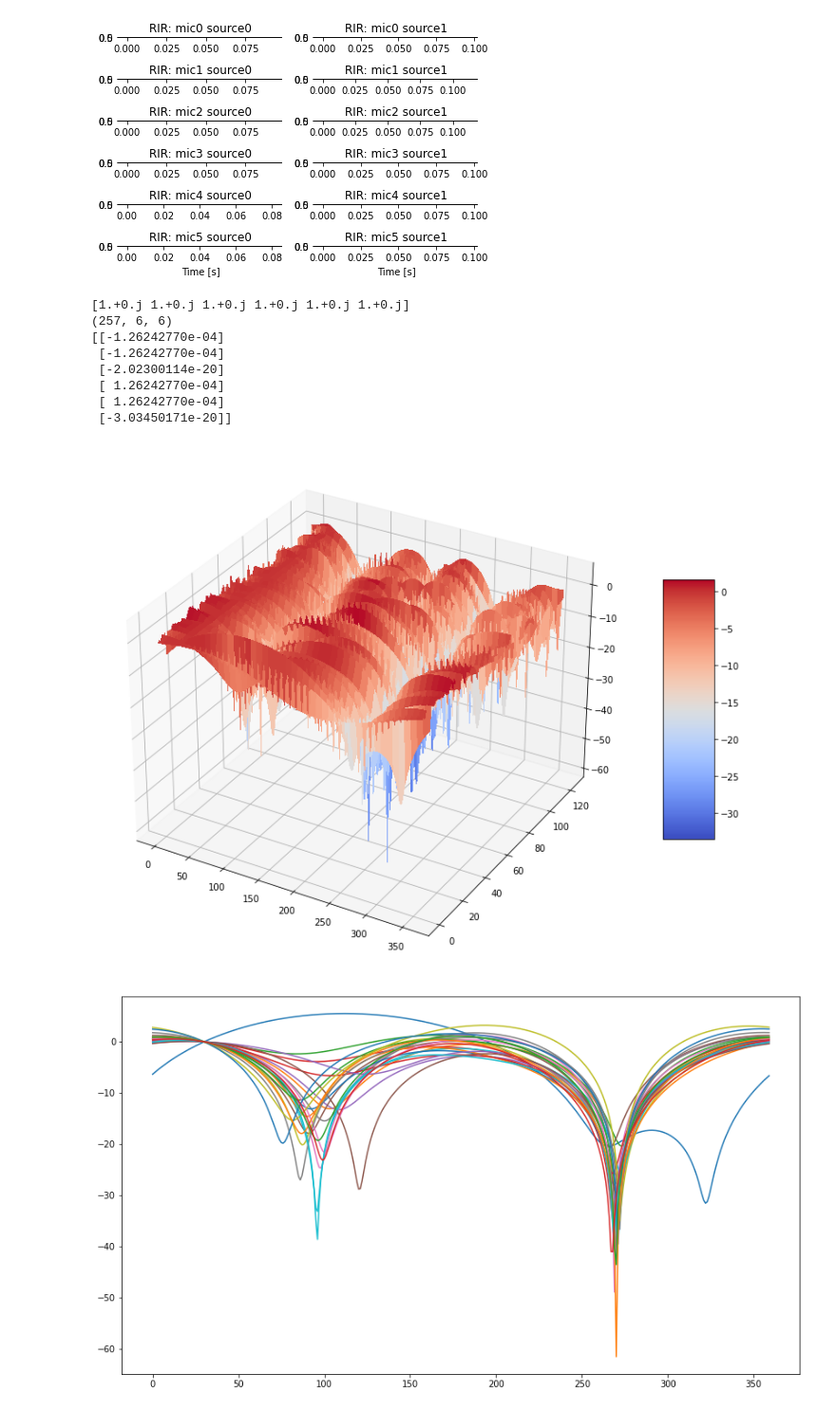
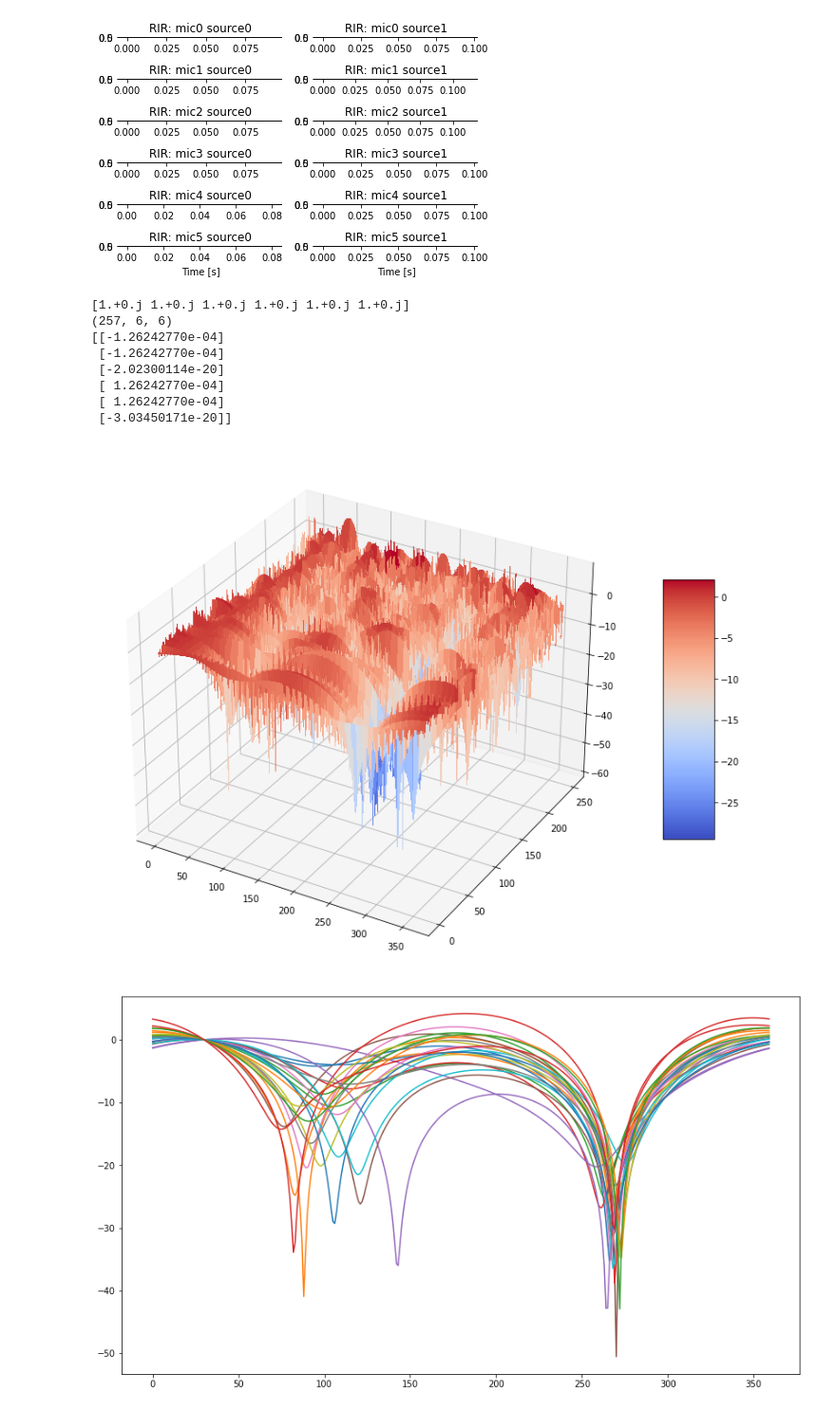
Before and after one commit to wangwei2009/DistantSpeech, a Jupyter notebook: example/mvdr.ipynb, the cells around one changed output. Shown at 95% size. Cells and saved outputs as stored; diff of their text form; code cells hidden in the pictures.

Commit message:
1. add offline/online tdoa-based mvdr

```diff
--- a/example/mvdr.ipynb
+++ b/example/mvdr.ipynb
@@ -2,13 +2,15 @@
 import numpy as np
 import librosa
 from scipy.fftpack import fft
+import matplotlib.pyplot as plt
 from DistantSpeech.transform.transform import Transform
-from DistantSpeech.beamformer.utils import pmesh, mesh, load_wav, save_audio, load_pcm
+from DistantSpeech.beamformer.utils import pmesh, mesh, load_wav, save_audio, load_pcm, visual
 from DistantSpeech.beamformer.utils import load_audio as audioread
 from DistantSpeech.beamformer.utils import save_audio as audiowrite
 from DistantSpeech.beamformer.MicArray import MicArray, ArraySim
 from DistantSpeech.beamformer.beamformer import beamformer
 from DistantSpeech.beamformer.MicArray import MicArray, compute_tau
+from DistantSpeech.noise_estimation.mcspp import McSpp
 wavpath = '/home/wangwei/work/Beamforming-for-speech-enhancement-master/sample_data'
 array_data, _ = load_wav(wavpath)
 
@@ -24,7 +26,7 @@ signal = audioread("/home/wangwei/work/DistantSpeech/samples/audio_samples/clean
 noise = audioread("/home/wangwei/work/DistantSpeech/samples/noise/office1.wav")
 fs = 16000
 M = 6
-mic_array = MicArray(arrayType="circular", r=mic_diameter/2, M=M)
+mic_array = MicArray(arrayType="circular", r=mic_diameter/2, M=M, n_fft=fft_length)
 mic_array_sim = mic_array.array_sim
 # print(mic_array_sim.R)
 array_data, premix = mic_array_sim.generate_audio(signal, interference=noise, source_angle=look_direction, interf_angle=270, sir=10, snr=30)
@@ -52,24 +54,7 @@ Rvv1 = np.zeros((frame_num, half_bin))
 Yout = np.zeros((half_bin, frame_num), dtype=complex)
 
 
-
-def normalize(steering_vector):
-    for ii in range(0, fft_length):
-        weight = np.matmul(np.conjugate(steering_vector[:, ii]).T, steering_vector[:, ii])
-        steering_vector[:, ii] = (steering_vector[:, ii] / weight)
-    return steering_vector
-
-def get_sterring_vector_mic(look_direction=0):
-    freq_bin = np.linspace(0, half_bin - 1, half_bin)
-    omega = 2 * np.pi * freq_bin * sampling_frequency / fft_length
-    a = np.zeros((M, half_bin), dtype=complex)
-    for k in range(half_bin):
-        tau = compute_tau(mic_array=mic_array, incident_angle=np.array([look_direction, 0]) * np.pi / 180)
-        a[:, k:k+1] = np.exp(-1j * omega[k] * tau)
-
-    return a # [M, half_bin]
-
-steer_vector = get_sterring_vector_mic(look_direction=look_direction)  # [M, freq]
+steer_vector = mic_array.steering_vector(look_direction=look_direction)
 print(steer_vector[:,0])
 
 
@@ -84,47 +69,41 @@ for n  in range(init_frame):
 Rvv = Rvv/init_frame
 
 w = np.zeros((M,half_bin),dtype=complex)
+w_n = np.zeros((M, half_bin),dtype=complex)
 for k in range(half_bin):
     Rvv_inv = np.linalg.inv(Rvv[:, :, k])
     w[:, k:k+1] = Rvv_inv @ steer_vector[:, k:k+1]/(steer_vector[:, k:k+1].conj().T@Rvv_inv@steer_vector[:, k:k+1])
 
 beamformer_obj = beamformer(mic=mic_array, frame_len=512)
 beamout = beamformer_obj.compute_beampattern(mic_array, weights=w)
 tau = compute_tau(mic_array, np.array([30 * np.pi / 180, 0]))
 print(tau)
 mesh(beamout[:, 2:-2].T)
 
-import matplotlib.pyplot as plt
 plt.figure(figsize=(14, 8))
 plt.plot(beamout[:, 8:32])
+plt.show()
 # plt.plot(beamout[:, 30:33])
 
 u = np.zeros((M,1))
 u[0,0] = 1
 alpha_yy = 0.85
 for n in range(frame_num):
     y = D[:, n, :] # [F,M]
-    # psd_yy = np.einsum('ij,il->ijl', y, y.conj())
-    # Ryy = alpha_yy * Ryy + (1 - alpha_yy) * (np.transpose(psd_yy, (1, 2, 0)))
     for k in range(half_bin):
-        # Rvv_inv = np.linalg.inv(Rvv[:, :, k])
-        # xi[n, k] = np.real(np.trace(Rvv_inv @ Ryy[:, :, k])) - M
-        # if xi[n, k] < 0:
-        #     xi[n, k] = 1e-3
-        # Rvv1[n, k] = np.real(Rvv[0, 0, k])
-        # w[:, k:k+1] = (Rvv_inv @ Ryy[:, :, k] - np.eye(M))@u/(np.trace(Rvv_inv @ Ryy[:, :, k]) -M)
         Yout[k, n] = w[:, k:k+1].conj().T@y[k, :].T
 
 yout = transform.istft(Yout)
-# audiowrite('audio.wav', yout)
+audiowrite('output_mvdr.wav', yout)
+visual(array_data[0], yout)
 # %% [output]
 [1.+0.j 1.+0.j 1.+0.j 1.+0.j 1.+0.j 1.+0.j]
 (257, 6, 6)
 [[-1.26242770e-04]
  [-1.26242770e-04]
  [-2.02300114e-20]
  [ 1.26242770e-04]
  [ 1.26242770e-04]
  [-3.03450171e-20]]
-[figure, old version]
+[figure, new version]
-[figure, old version]
+[figure, new version]
```
Also changed, not shown: parts of 2 cells of this notebook.
